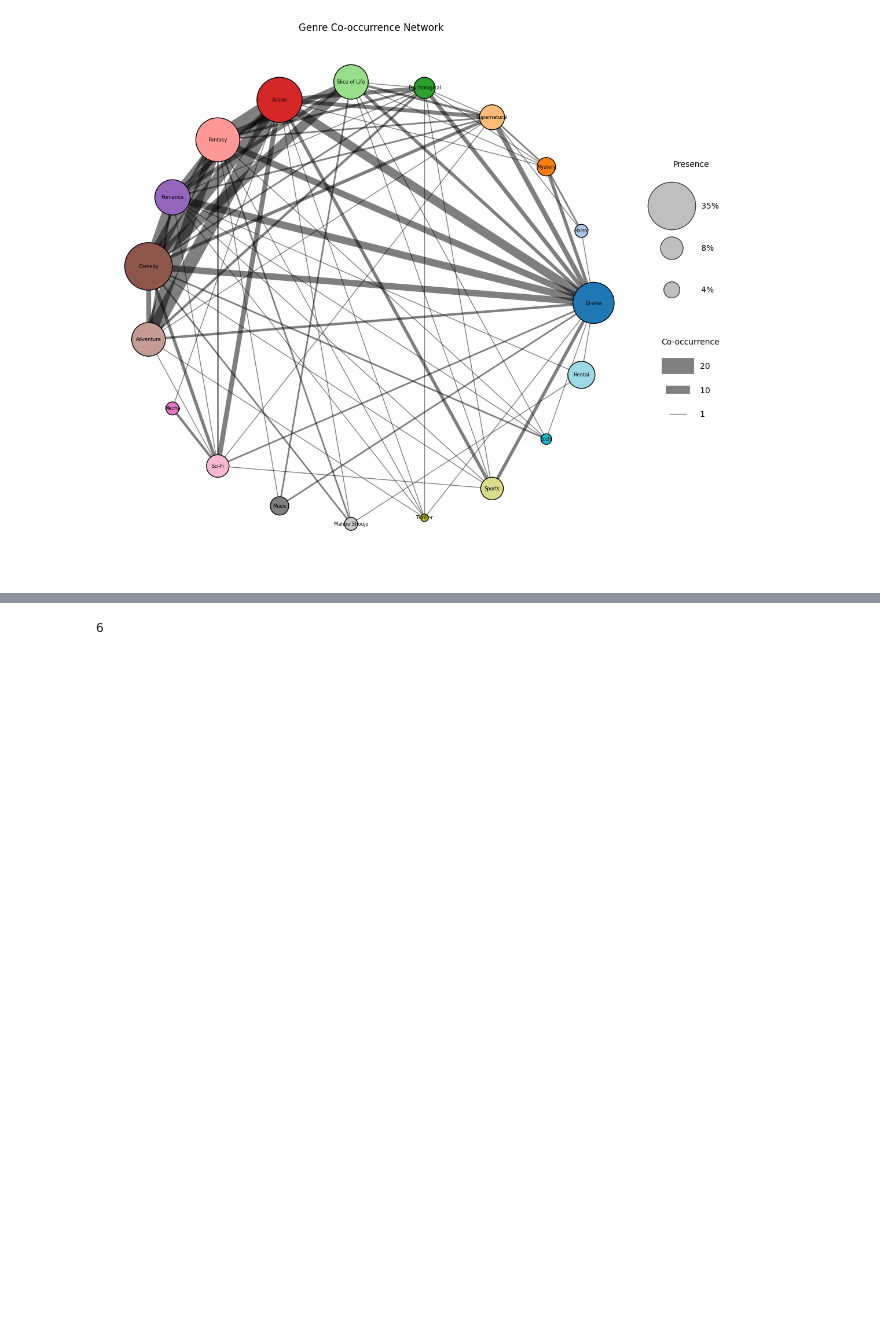
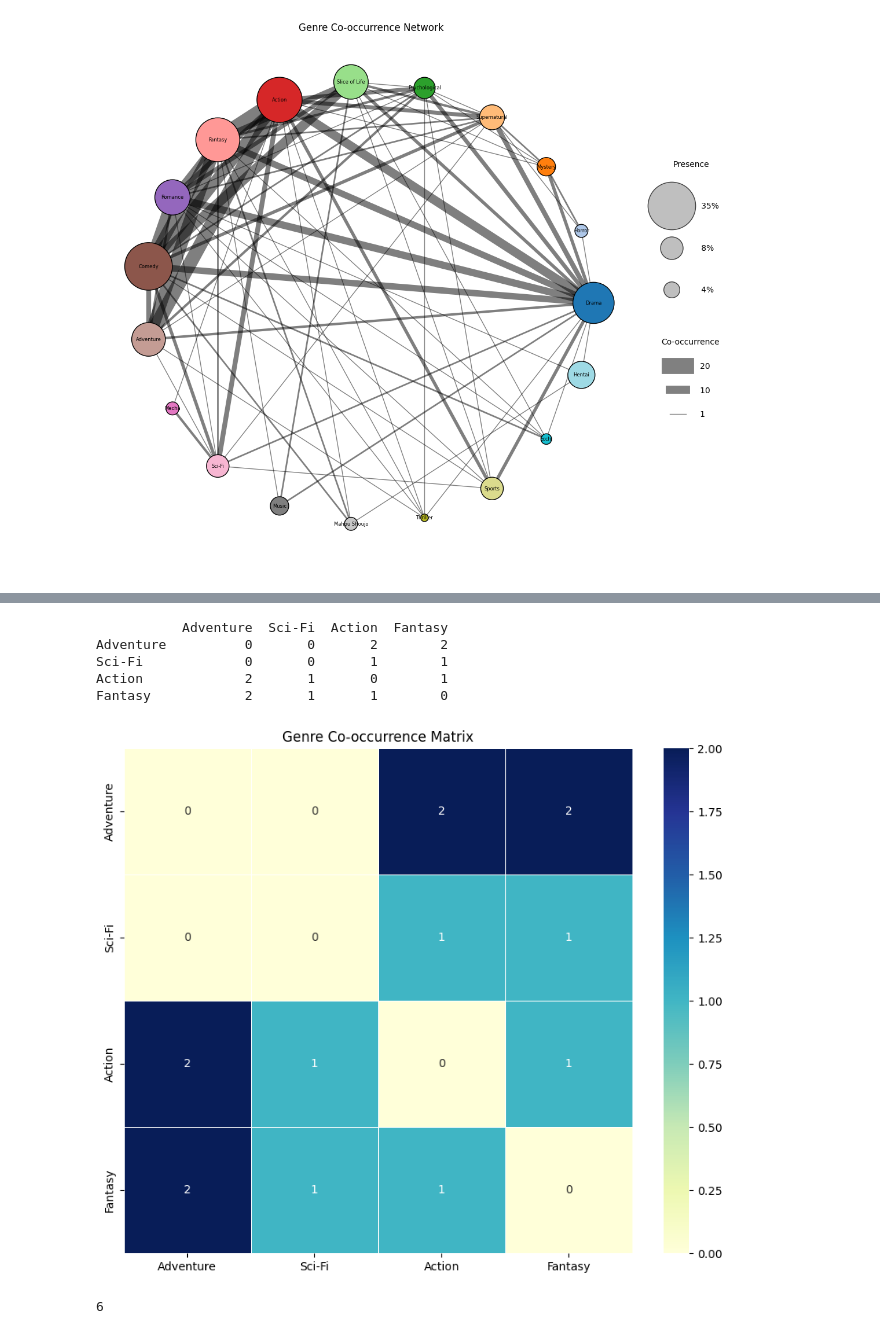
Before and after one commit to keithlaspona/google-colab, a Jupyter notebook: Phase4_Group3_data_analysis.ipynb, the cells around one changed output, grey strips where cells are left out. Drawn from its saved outputs; the diff is of its cells as text; code cells hidden in the pictures; blank space fills up the shorter version.

```diff
--- a/Phase4_Group3_data_analysis.ipynb
+++ b/Phase4_Group3_data_analysis.ipynb
@@ -489,3 +450,45 @@ occurrence_matrix
+# %%
+data = [
+    ['Action', 'Adventure', 'Fantasy'],
+    ['Action', 'Sci-Fi'],
+    ['Adventure', 'Fantasy'],
+    ['Action', 'Adventure'],
+    ['Fantasy', 'Sci-Fi']
+]
+
+# Function to get all unique genres
+def get_all_genres(genre_lists):
+    return set(itertools.chain(*genre_lists))
+
+# Initialize an empty set to collect all unique genres
+counter_index = list(get_all_genres(data))
+
+# Create a DataFrame with 0s, using unique genres as both columns and rows
+occurrence_matrix = pd.DataFrame(0, index=counter_index, columns=counter_index)
+
+# Populate the matrix with co-occurrence counts
+for genres in data:
+    # Generate all unique pairs of genres that occur together
+    genre_pairs = itertools.combinations(genres, 2)
+    for g1, g2 in genre_pairs:
+        occurrence_matrix.loc[g1, g2] += 1
+        occurrence_matrix.loc[g2, g1] += 1  # Because the matrix is symmetric
+
+# Display the occurrence matrix
+print(occurrence_matrix)
+
+# Visualization using a heatmap
+plt.figure(figsize=(10, 8))
+sns.heatmap(occurrence_matrix, annot=True, cmap='YlGnBu', linewidths=.5)
+plt.title('Genre Co-occurrence Matrix')
+plt.show()
+# %% [output]
+           Adventure  Sci-Fi  Action  Fantasy
+Adventure          0       0       2        2
+Sci-Fi             0       0       1        1
+Action             2       1       0        1
+Fantasy            2       1       1        0
+[figure, added]
 # %%
 occurrence_matrix.to_csv('co-occurence-matrix.csv')
 pd.Series(weighted_degree).to_csv('weighted-degree.csv')
```
Also changed, not shown: parts of 13 cells of this notebook.
